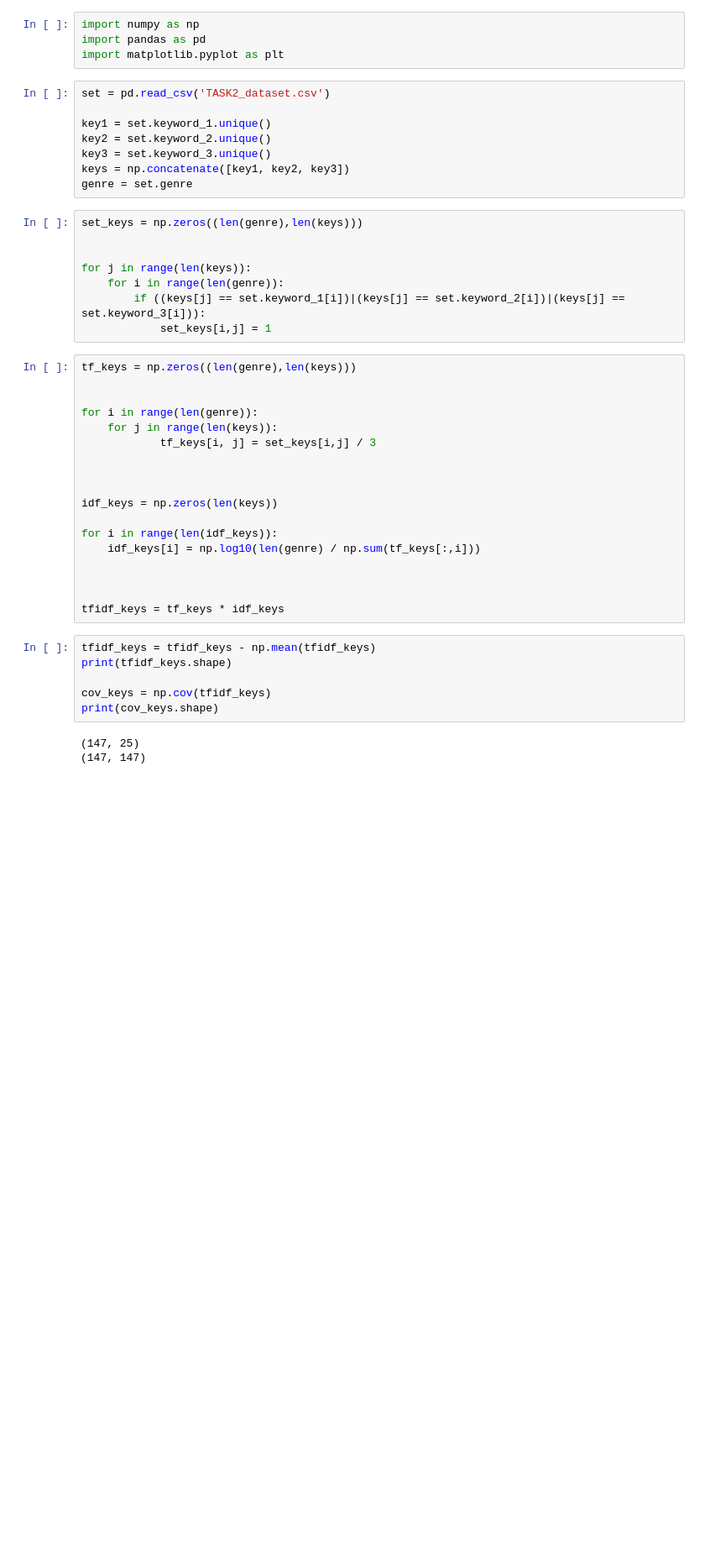
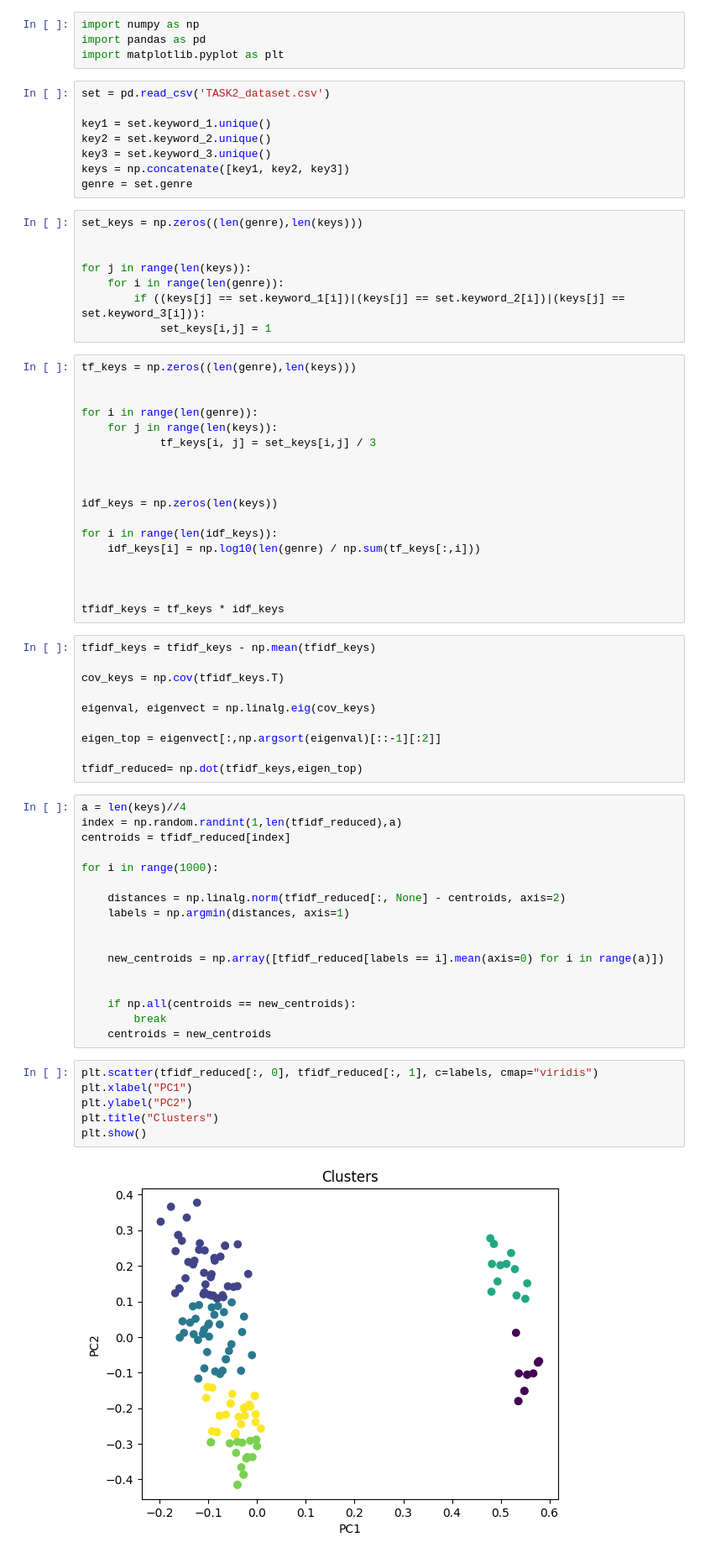
Before and after one commit to kmzpatil/Kdag_Task, a Jupyter notebook: task 2/aiml.ipynb, the cells around one changed output. Shown at 84% size. Saved outputs shown, nothing was run; the diff lists cells and outputs as text; blank space fills up the shorter version.

```diff
--- a/task 2/aiml.ipynb
+++ b/task 2/aiml.ipynb
@@ -38,10 +38,36 @@ for i in range(len(idf_keys)):
 tfidf_keys = tf_keys * idf_keys
 # %%
 tfidf_keys = tfidf_keys - np.mean(tfidf_keys)
-print(tfidf_keys.shape)
 
-cov_keys = np.cov(tfidf_keys)
-print(cov_keys.shape)
+cov_keys = np.cov(tfidf_keys.T)
+
+eigenval, eigenvect = np.linalg.eig(cov_keys)
+
+eigen_top = eigenvect[:,np.argsort(eigenval)[::-1][:2]]
+
+tfidf_reduced= np.dot(tfidf_keys,eigen_top)
-# %% [output]
-(147, 25)
-(147, 147)
+# %%
+a = len(keys)//4
+index = np.random.randint(1,len(tfidf_reduced),a)
+centroids = tfidf_reduced[index]
+
+for i in range(1000):
+
+    distances = np.linalg.norm(tfidf_reduced[:, None] - centroids, axis=2)
+    labels = np.argmin(distances, axis=1)
+
+
+    new_centroids = np.array([tfidf_reduced[labels == i].mean(axis=0) for i in range(a)])
+
+
+    if np.all(centroids == new_centroids):
+        break
+    centroids = new_centroids
+# %%
+plt.scatter(tfidf_reduced[:, 0], tfidf_reduced[:, 1], c=labels, cmap="viridis")
+plt.xlabel("PC1")
+plt.ylabel("PC2")
+plt.title("Clusters")
+plt.show()
+# %% [output]
+[figure, added]
```
Also changed, not shown: parts of 2 cells of this notebook.
